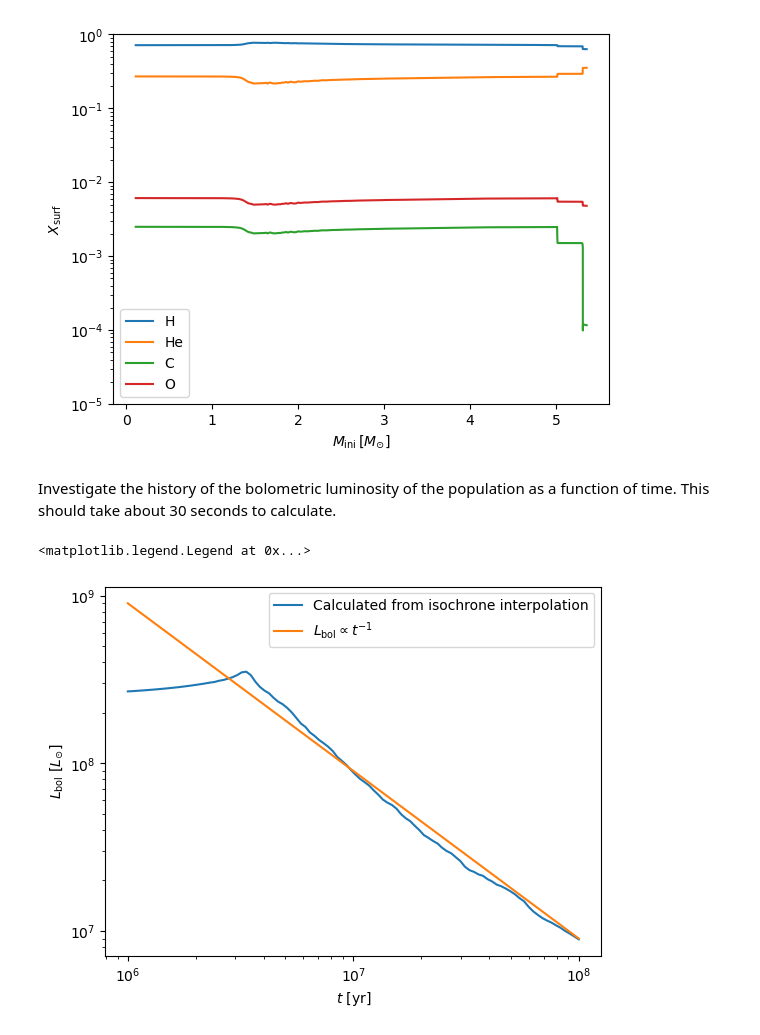
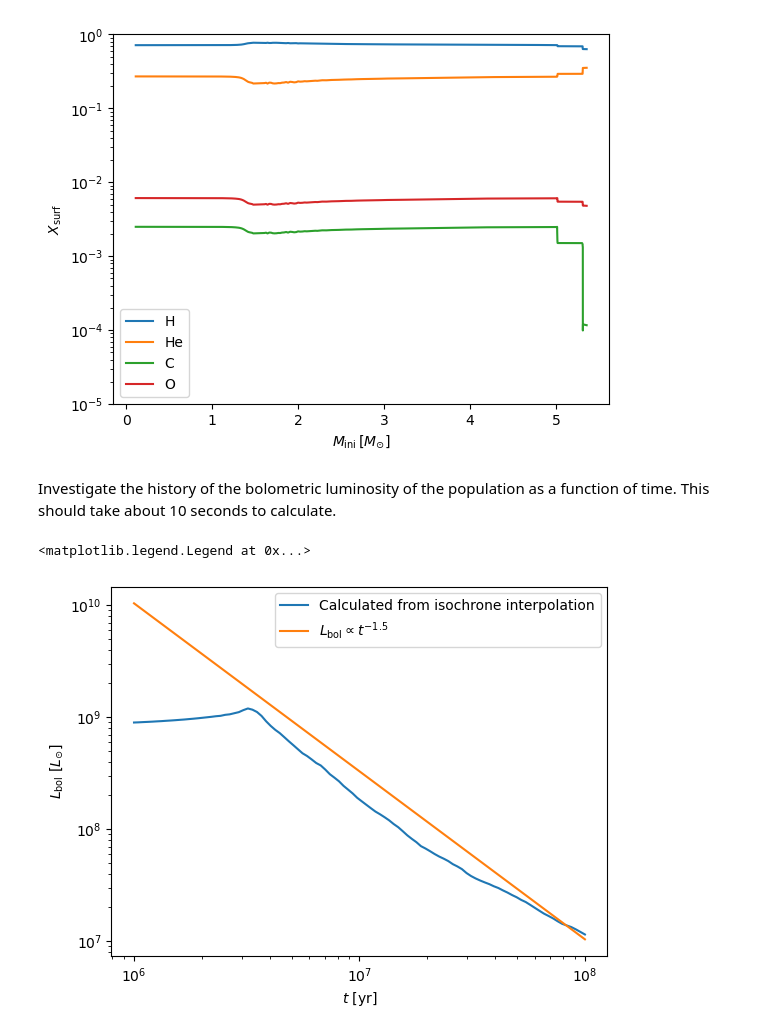
Before and after one commit to arsenal-popsynth/arsenal_gear, a Jupyter notebook: paper_plots.ipynb, the cells around one changed output. Drawn from its saved outputs; the diff is of its cells as text; code cells hidden in the pictures.

```diff
--- a/paper_plots.ipynb
+++ b/paper_plots.ipynb
@@ -98,18 +100,18 @@ plt.ylim(1e-5,1)
 (1e-05, 1)
 [figure]
 # %% [markdown]
-Investigate the history of the bolometric luminosity of the population as a function of time. This should take about 30 seconds to calculate.
+Investigate the history of the bolometric luminosity of the population as a function of time. This should take about 10 seconds to calculate.
 # %%
 lbol_hist = sp.lbol(tlin)
 # %%
 plt.plot(tlin.value, lbol_hist.value, label="Calculated from isochrone interpolation")
-plt.plot(tlin.value, 3e8*(tlin.value/3e6)**-1, label=r"$L_{\rm bol} \propto t^{-1}$")
+plt.plot(tlin.value, 2e9*(tlin.value/3e6)**-1.5, label=r"$L_{\rm bol} \propto t^{-1.5}$")
 
 plt.xscale("log")
 plt.yscale("log")
 plt.ylabel(r"$L_{\rm bol}$ [$L_{\odot}$]")
 plt.xlabel(r"$t$ [yr]")
 plt.legend()
 # %% [output]
 <matplotlib.legend.Legend at 0x...>
-[figure, old version]
+[figure, new version]
```
Also changed, not shown: parts of 3 cells of this notebook.
